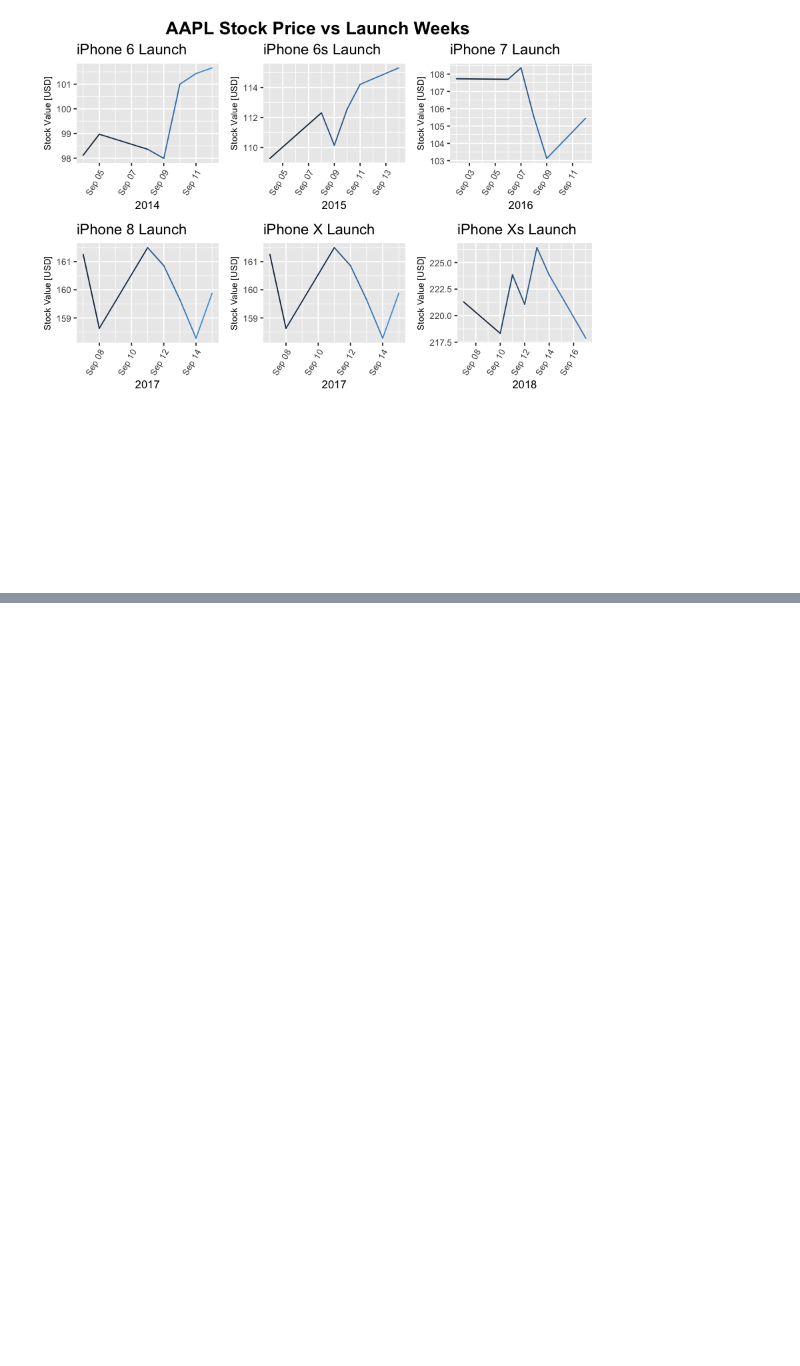
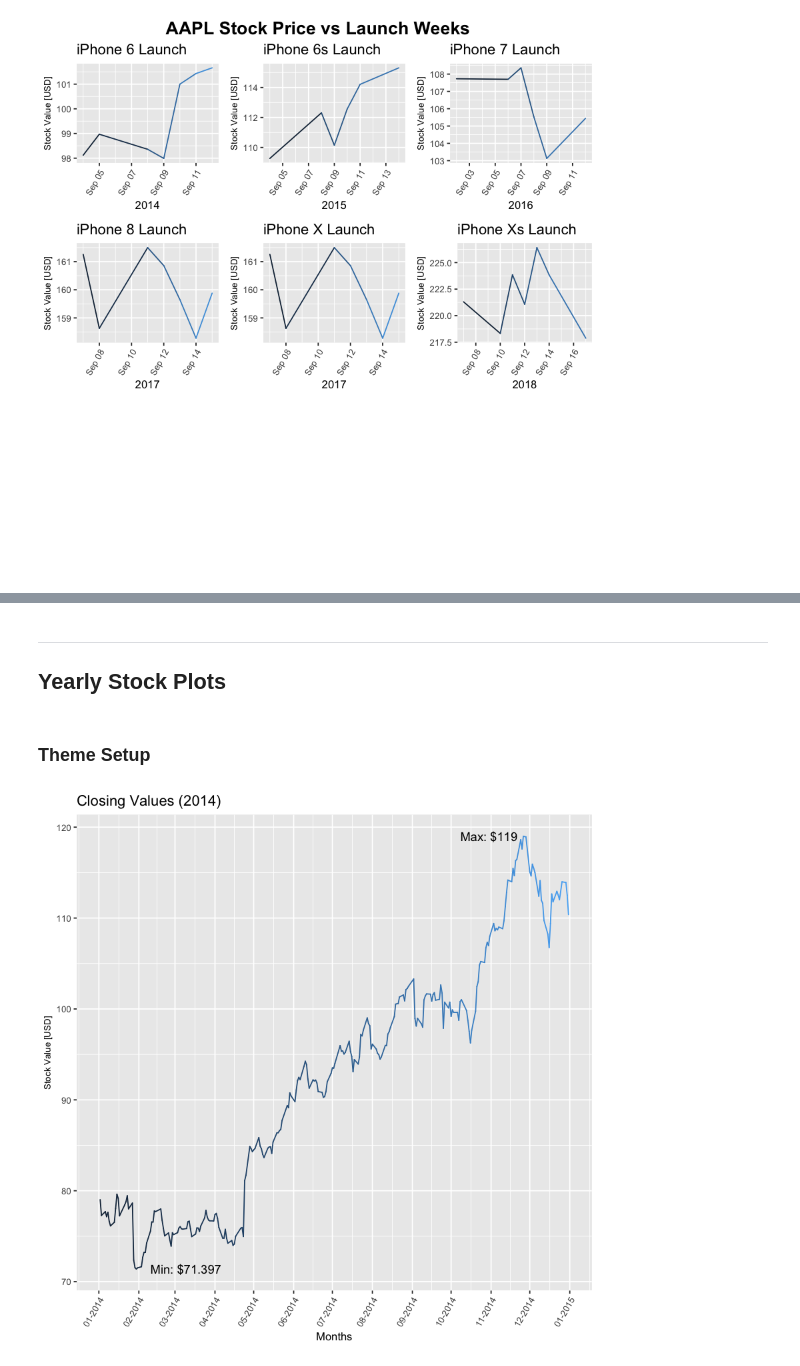
Before and after one commit to AustinHarley/personal-projects, a Jupyter notebook: Apple Stock (R)/apple_stock.ipynb, the cells around one changed output, grey strips where cells are left out. Drawn from its saved outputs; the diff is of its cells as text; code cells hidden in the pictures; blank space fills up the shorter version.

Commit message:
added yearly plots

```diff
--- a/Apple Stock (R)/apple_stock.ipynb
+++ b/Apple Stock (R)/apple_stock.ipynb
@@ -151,0 +170,3 @@ grid.arrange(p_ip6,p_ip6s,p_ip7,p_ip8,p_ipX,p_ipXs, nrow = 3, ncol = 3,
+# %% [markdown]
+---
+## Yearly Stock Plots
@@ -151,0 +185,43 @@ grid.arrange(p_ip6,p_ip6s,p_ip7,p_ip8,p_ipX,p_ipXs, nrow = 3, ncol = 3,
+# %% [markdown]
+### Theme Setup
+# %%
+my_theme <- theme(axis.text.x=element_text(size=8, angle=60, hjust=1),
+        axis.text.y=element_text(size=8),
+        axis.title.x=element_text(size=10),
+        axis.title.y=element_text(size=8),
+        legend.position="none")
+
+p_2014 <- ggplot(cyear2014, aes(x=date, y=close, color=date)) + geom_line(lineend="round") +
+    labs(x="Months",y="Stock Value [USD]",title="Closing Values (2014)") +
+    scale_x_date(date_breaks = "1 months", date_labels = "%m-%Y") +
+    my_theme
+p_2015 <- ggplot(cyear2015, aes(x=date, y=close, color=date)) + geom_line(lineend="round") +
+    labs(x="Months",y="Stock Value [USD]",title="Closing Values (2015)") +
+    scale_x_date(date_breaks = "1 months", date_labels = "%m-%Y") +
+    my_theme
+p_2016 <- ggplot(cyear2016, aes(x=date, y=close, color=date)) + geom_line(lineend="round") +
+    labs(x="Months",y="Stock Value [USD]",title="Closing Values (2016)") +
+    scale_x_date(date_breaks = "1 months", date_labels = "%m-%Y") +
+    my_theme
+p_2017 <- ggplot(cyear2017, aes(x=date, y=close, color=date)) + geom_line(lineend="round") +
+    labs(x="Months",y="Stock Value [USD]",title="Closing Values (2017)") +
+    scale_x_date(date_breaks = "1 months", date_labels = "%m-%Y") +
+    my_theme
+p_2018 <- ggplot(cyear2018, aes(x=date, y=close, color=date)) + geom_line(lineend="round") +
+    labs(x="Months",y="Stock Value [USD]",title="Closing Values (2018)") +
+    scale_x_date(date_breaks = "1 months", date_labels = "%m-%Y") +
+    my_theme
+# %%
+maxPrice <- max(cyear2014[2])
+maxDate <- cyear2014[cyear2014[2]==maxPrice,1]
+
+minPrice <- min(cyear2014[2])
+minDate <- cyear2014[cyear2014[2]==minPrice,1]
+
+p_2014 +
+    annotate(geom="text",x=maxDate, y=maxPrice,label=paste("Max: $", maxPrice, sep = ""),
+        hjust=1.1) +
+    annotate(geom="text",x=minDate, y=minPrice,label=paste("Min: $", round(minPrice, digits = 3), sep = ""),
+        hjust=-.2)
+# %% [output]
+[figure, added]
```
Also changed, not shown: parts of 9 cells of this notebook.
